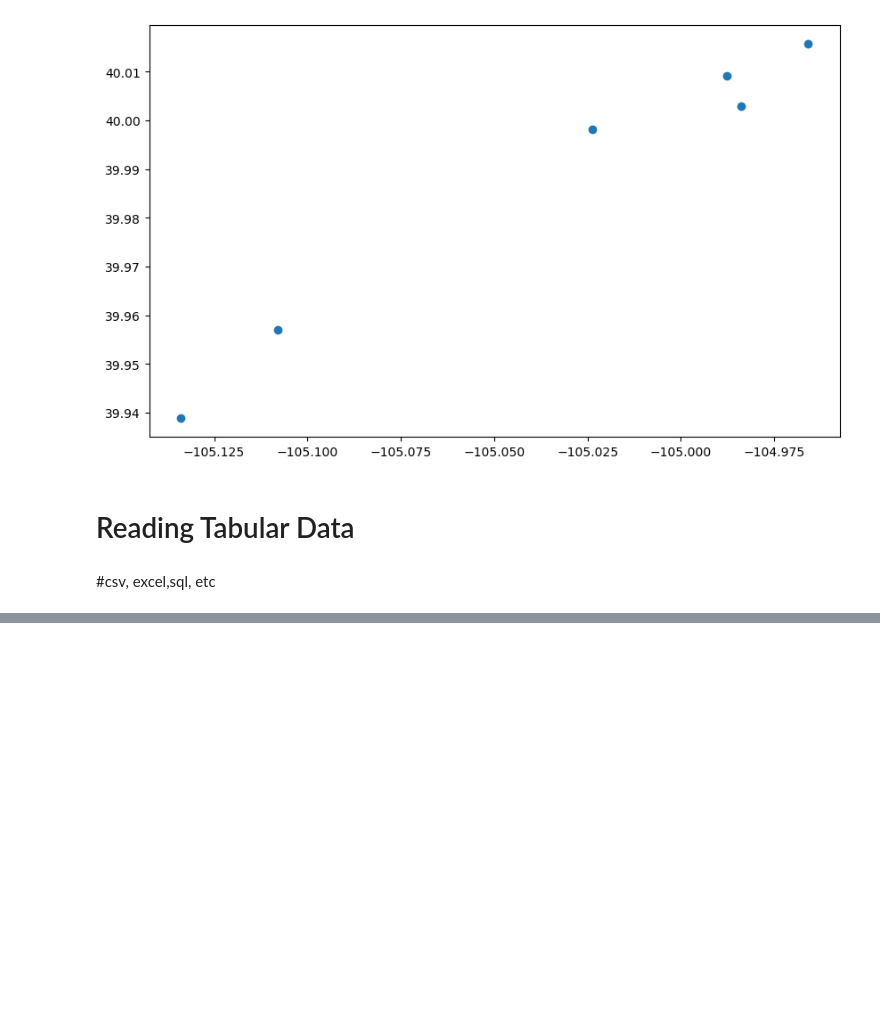
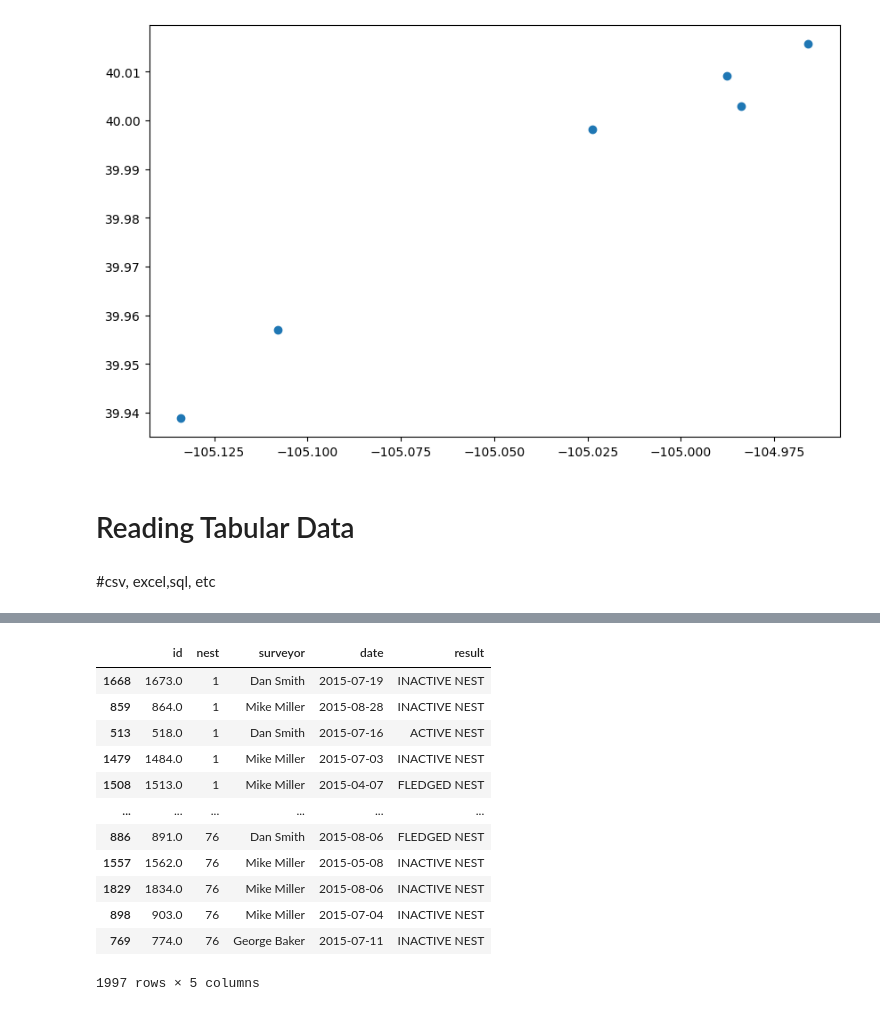
Before and after one commit to Ochwada/GeoAI-2023, a Jupyter notebook: Geospatial_DS_with_Python_GeoPandas/2_Advance_Tech_for_readingData.ipynb, the cells around one changed output, grey strips where cells are left out. Cells and saved outputs as stored; diff of their text form; code cells hidden in the pictures; blank space fills up the shorter version.

```diff
--- a/Geospatial_DS_with_Python_GeoPandas/2_Advance_Tech_for_readingData.ipynb
+++ b/Geospatial_DS_with_Python_GeoPandas/2_Advance_Tech_for_readingData.ipynb
@@ -65,0 +75,3 @@ broomfield_nests.plot(figsize=(10,10))
+# %%
+BAEA_survey = pd.read_csv("geopandas/data/BAEA_surveys.csv")
+BAEA_survey.head()
@@ -65,0 +85,16 @@ broomfield_nests.plot(figsize=(10,10))
+# %%
+BAEA_survey.sort_values("nest")
+# %% [output]
+|  | id | nest | surveyor | date | result |
+| 1668 | 1673.0 | 1 | Dan Smith | 2015-07-19 | INACTIVE NEST |
+| 859 | 864.0 | 1 | Mike Miller | 2015-08-28 | INACTIVE NEST |
+| 513 | 518.0 | 1 | Dan Smith | 2015-07-16 | ACTIVE NEST |
+| 1479 | 1484.0 | 1 | Mike Miller | 2015-07-03 | INACTIVE NEST |
+| 1508 | 1513.0 | 1 | Mike Miller | 2015-04-07 | FLEDGED NEST |
+| ... | ... | ... | ... | ... | ... |
+| 886 | 891.0 | 76 | Dan Smith | 2015-08-06 | FLEDGED NEST |
+| 1557 | 1562.0 | 76 | Mike Miller | 2015-05-08 | INACTIVE NEST |
+| 1829 | 1834.0 | 76 | Mike Miller | 2015-08-06 | INACTIVE NEST |
+| 898 | 903.0 | 76 | Mike Miller | 2015-07-04 | INACTIVE NEST |
+| 769 | 774.0 | 76 | George Baker | 2015-07-11 | INACTIVE NEST |
+1997 rows × 5 columns
```
Also changed, not shown: parts of 11 cells of this notebook, 12 other files.
